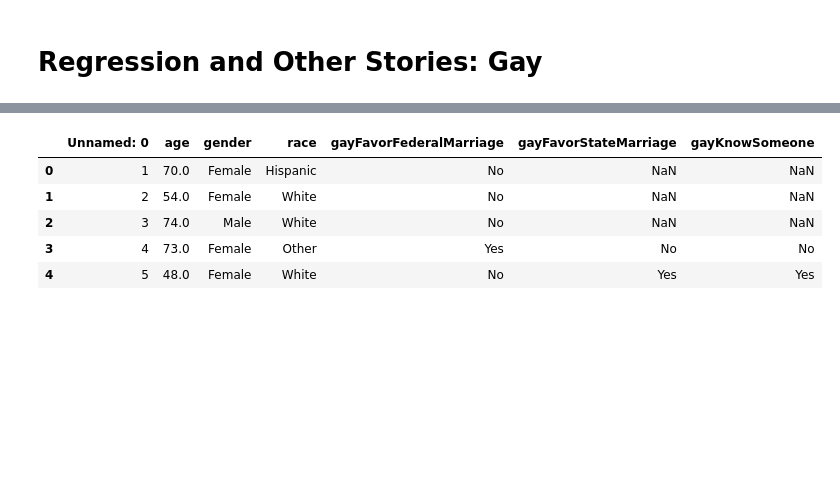
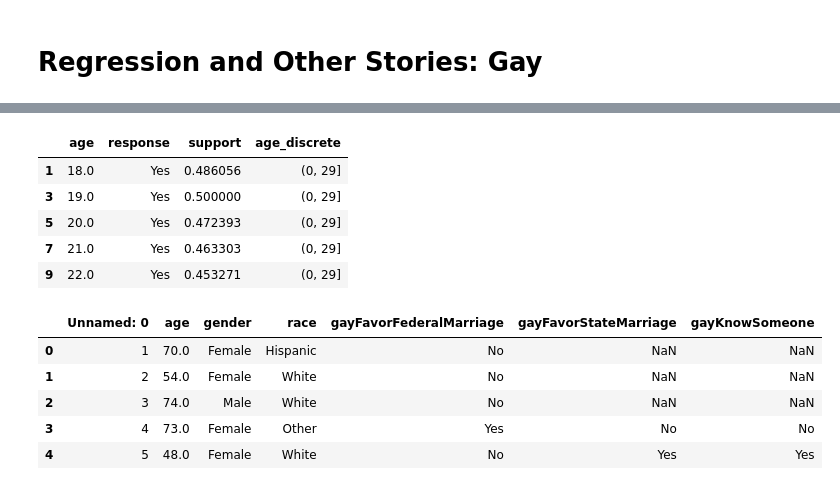
Before and after one commit to bambinos/educational-resources, a Jupyter notebook: ROS/Gay/gay_simple.ipynb, the cells around one changed output, grey strips where cells are left out. Saved outputs shown, nothing was run; the diff lists cells and outputs as text; code cells hidden in the pictures; blank space fills up the shorter version.

```diff
--- a/ROS/Gay/gay_simple.ipynb
+++ b/ROS/Gay/gay_simple.ipynb
@@ -14,3 +11,30 @@ WARNING (theano.tensor.blas): Using NumPy C-API based implementation for BLAS fu
+# %%
+def percent_total(df):
+    return df / df.groupby(level=0).sum()
+
+age_cutpoints = np.concatenate(([0], np.arange(29, 89, 10), [100]))
+
+df = (
+    data
+    .assign(
+        response = lambda df: df['gayFavorStateMarriage'],
+        age = lambda df: df['age'].clip(18, 91)
+        )
+    .groupby(['age', 'response']).size()
+    .rename('support')
+    .pipe(percent_total)
+    .reset_index()
+    .query("response == 'Yes'")
+    .assign(age_discrete = lambda df: pd.cut(df['age'], age_cutpoints).astype(str))
+)
+df.head()
+# %% [output]
+|  | age | response | support | age_discrete |
+| 1 | 18.0 | Yes | 0.486056 | (0, 29] |
+| 3 | 19.0 | Yes | 0.500000 | (0, 29] |
+| 5 | 20.0 | Yes | 0.472393 | (0, 29] |
+| 7 | 21.0 | Yes | 0.463303 | (0, 29] |
+| 9 | 22.0 | Yes | 0.453271 | (0, 29] |
 # %%
 data = pd.read_csv("https://raw.githubusercontent.com/avehtari/ROS-Examples/master/Gay/data/naes04.csv")
 data.head()
```
Also changed, not shown: parts of 8 cells of this notebook.
